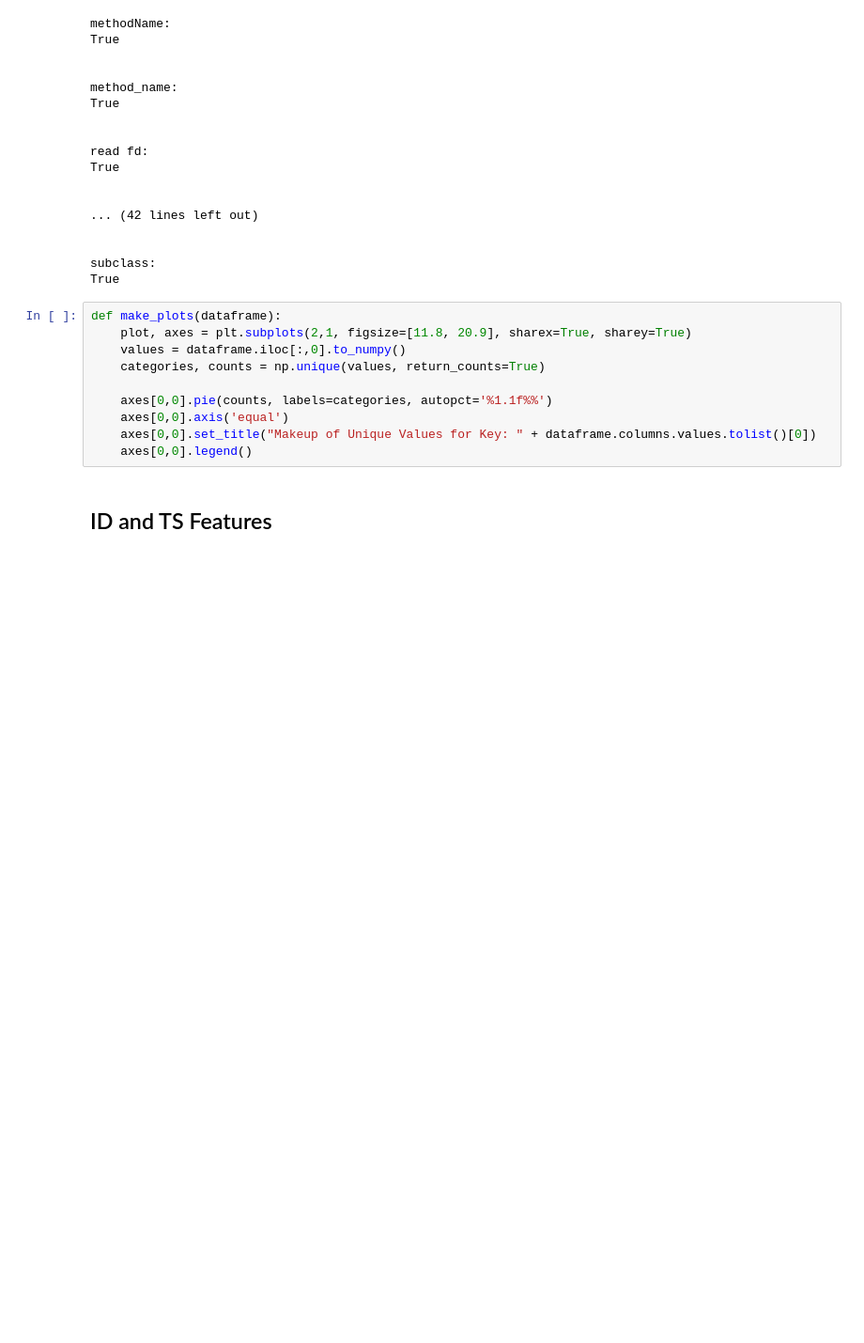
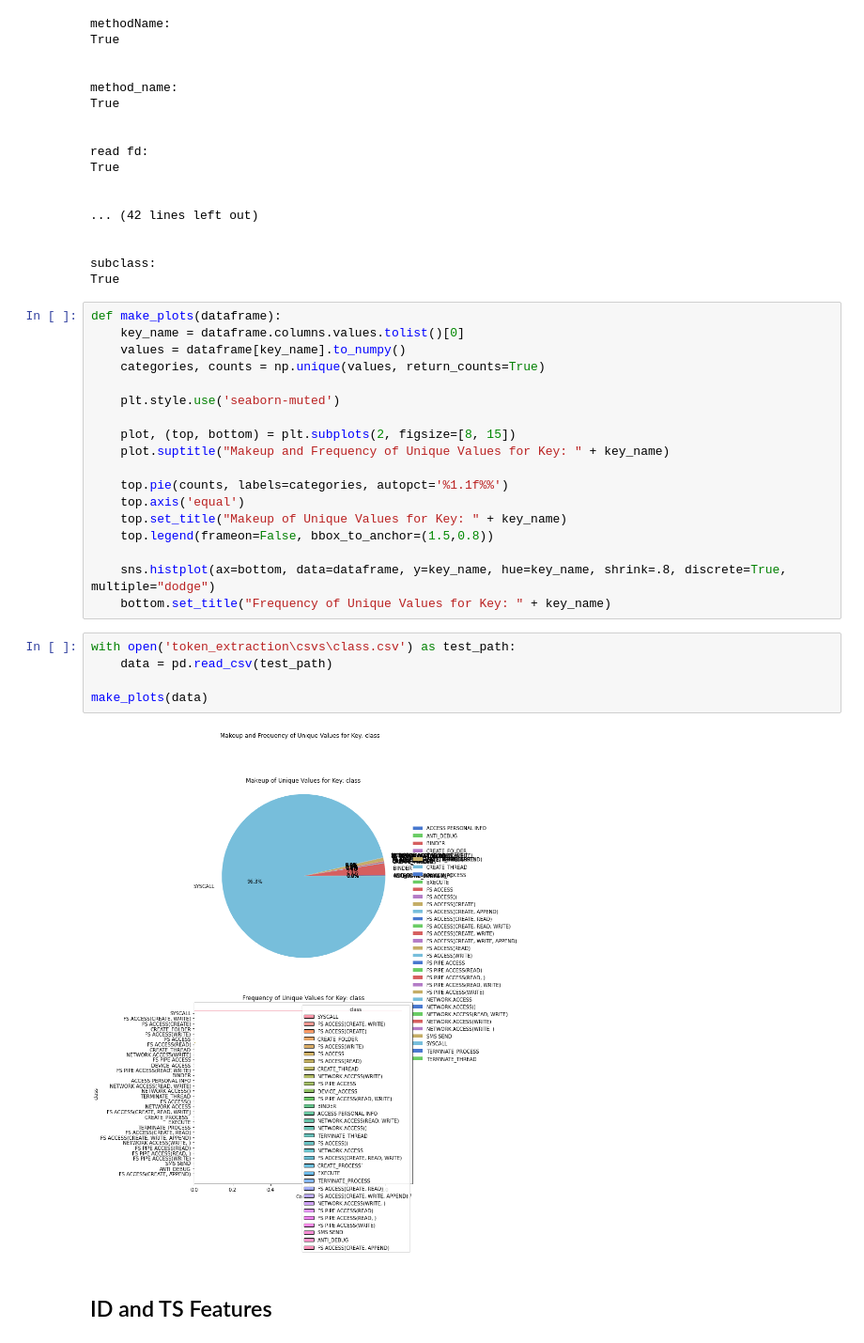
Before and after one commit to andbalch/MalDroid_feature_engineering, a Jupyter notebook: tokenization.ipynb, the cells around one changed output. Shown: that part at 94% size. Saved outputs shown, nothing was run; the diff lists cells and outputs as text; blank space fills up the shorter version.

Commit message:
test run of graphing unique values

```diff
--- a/tokenization.ipynb
+++ b/tokenization.ipynb
@@ -284,15 +284,30 @@ True
 
 subclass:
 True
-# %%
-def make_plots(dataframe):
-    plot, axes = plt.subplots(2,1, figsize=[11.8, 20.9], sharex=True, sharey=True)
-    values = dataframe.iloc[:,0].to_numpy()
-    categories, counts = np.unique(values, return_counts=True)
-
-    axes[0,0].pie(counts, labels=categories, autopct='%1.1f%%')
-    axes[0,0].axis('equal')
-    axes[0,0].set_title("Makeup of Unique Values for Key: " + dataframe.columns.values.tolist()[0])
-    axes[0,0].legend()
+# %%
+def make_plots(dataframe):
+    key_name = dataframe.columns.values.tolist()[0]
+    values = dataframe[key_name].to_numpy()
+    categories, counts = np.unique(values, return_counts=True)
+
+    plt.style.use('seaborn-muted')
+
+    plot, (top, bottom) = plt.subplots(2, figsize=[8, 15])
+    plot.suptitle("Makeup and Frequency of Unique Values for Key: " + key_name)
+
+    top.pie(counts, labels=categories, autopct='%1.1f%%')
+    top.axis('equal')
+    top.set_title("Makeup of Unique Values for Key: " + key_name)
+    top.legend(frameon=False, bbox_to_anchor=(1.5,0.8))
+
+    sns.histplot(ax=bottom, data=dataframe, y=key_name, hue=key_name, shrink=.8, discrete=True, multiple="dodge")
+    bottom.set_title("Frequency of Unique Values for Key: " + key_name)
+# %%
+with open('token_extraction\csvs\class.csv') as test_path:
+    data = pd.read_csv(test_path)
+
+make_plots(data)
+# %% [output]
+[figure, added]
 # %% [markdown]
 ## ID and TS Features
```
